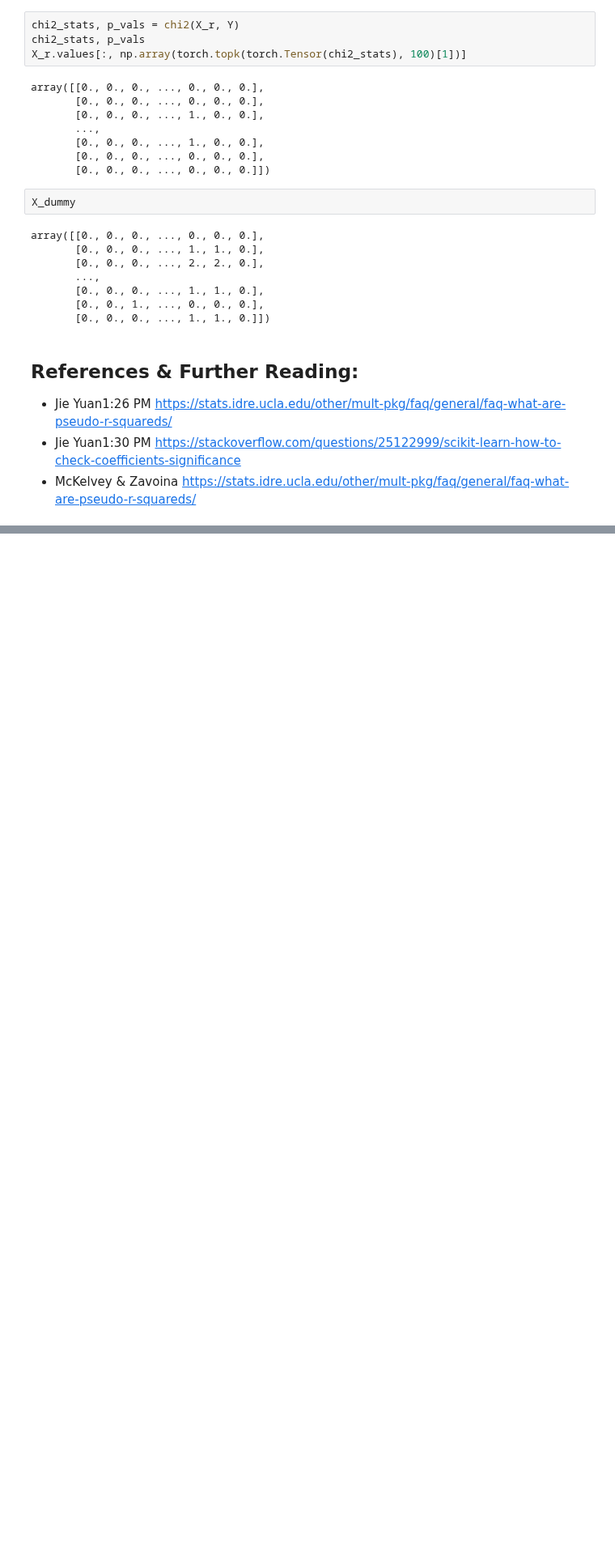
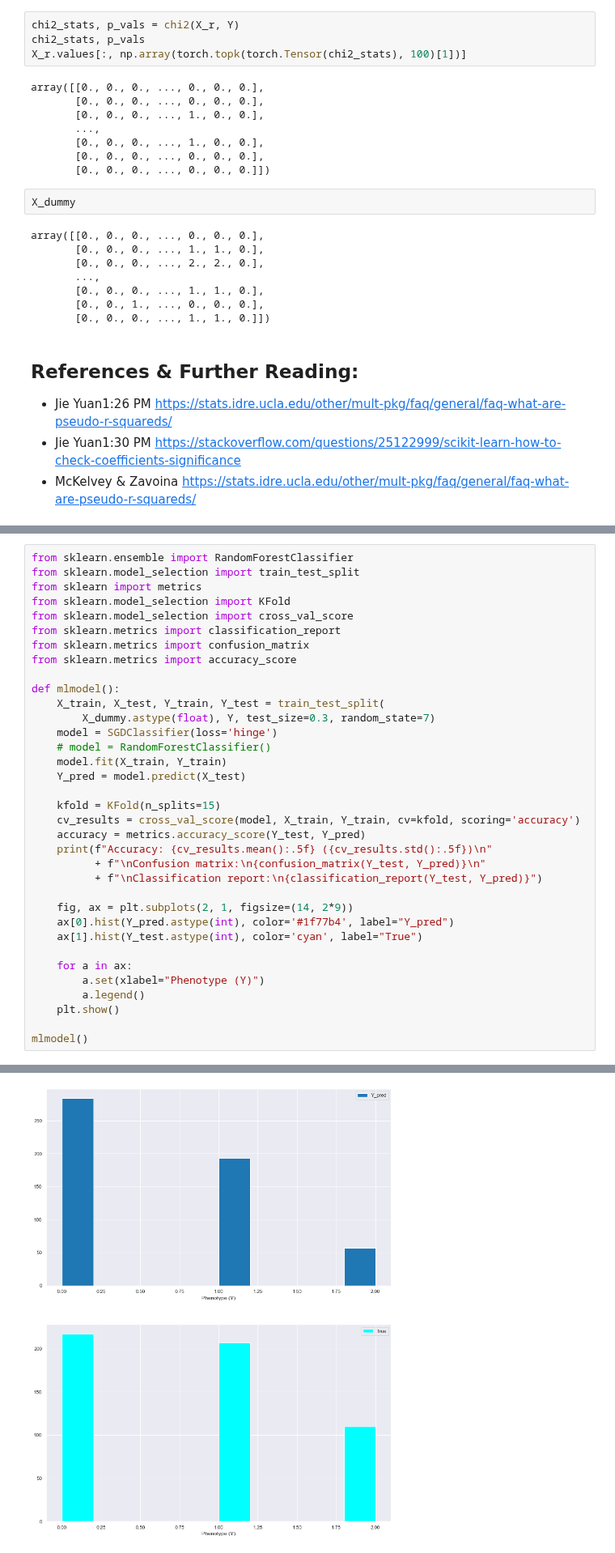
Before and after one commit to Unique-Divine/GANs-for-Genomics, a Jupyter notebook: Sandbox.ipynb, the cells around one changed output, grey strips where cells are left out. Shown at 81% size. Cells and saved outputs as stored; diff of their text form; blank space fills up the shorter version.

Commit message:
test linear model

```diff
--- a/Sandbox.ipynb
+++ b/Sandbox.ipynb
@@ -530,0 +540,36 @@ array([[0., 0., 0., ..., 0., 0., 0.],
+# %%
+from sklearn.ensemble import RandomForestClassifier
+from sklearn.model_selection import train_test_split
+from sklearn import metrics
+from sklearn.model_selection import KFold
+from sklearn.model_selection import cross_val_score
+from sklearn.metrics import classification_report
+from sklearn.metrics import confusion_matrix
+from sklearn.metrics import accuracy_score
+
+def mlmodel():
+    X_train, X_test, Y_train, Y_test = train_test_split(
+        X_dummy.astype(float), Y, test_size=0.3, random_state=7)
+    model = SGDClassifier(loss='hinge')
+    # model = RandomForestClassifier()
+    model.fit(X_train, Y_train)
+    Y_pred = model.predict(X_test)
+
+    kfold = KFold(n_splits=15)
+    cv_results = cross_val_score(model, X_train, Y_train, cv=kfold, scoring='accuracy')
+    accuracy = metrics.accuracy_score(Y_test, Y_pred)
+    print(f"Accuracy: {cv_results.mean():.5f} ({cv_results.std():.5f})\n"
+          + f"\nConfusion matrix:\n{confusion_matrix(Y_test, Y_pred)}\n"
+          + f"\nClassification report:\n{classification_report(Y_test, Y_pred)}")
+
+    fig, ax = plt.subplots(2, 1, figsize=(14, 2*9))
+    ax[0].hist(Y_pred.astype(int), color='#1f77b4', label="Y_pred")
+    ax[1].hist(Y_test.astype(int), color='cyan', label="True")
+
+    for a in ax:
+        a.set(xlabel="Phenotype (Y)")
+        a.legend()
+    plt.show()
+
+mlmodel()
+# %% [output]
@@ -530,0 +593 @@ array([[0., 0., 0., ..., 0., 0., 0.],
+[figure, added]
```
Also changed, not shown: parts of 5 cells of this notebook.
